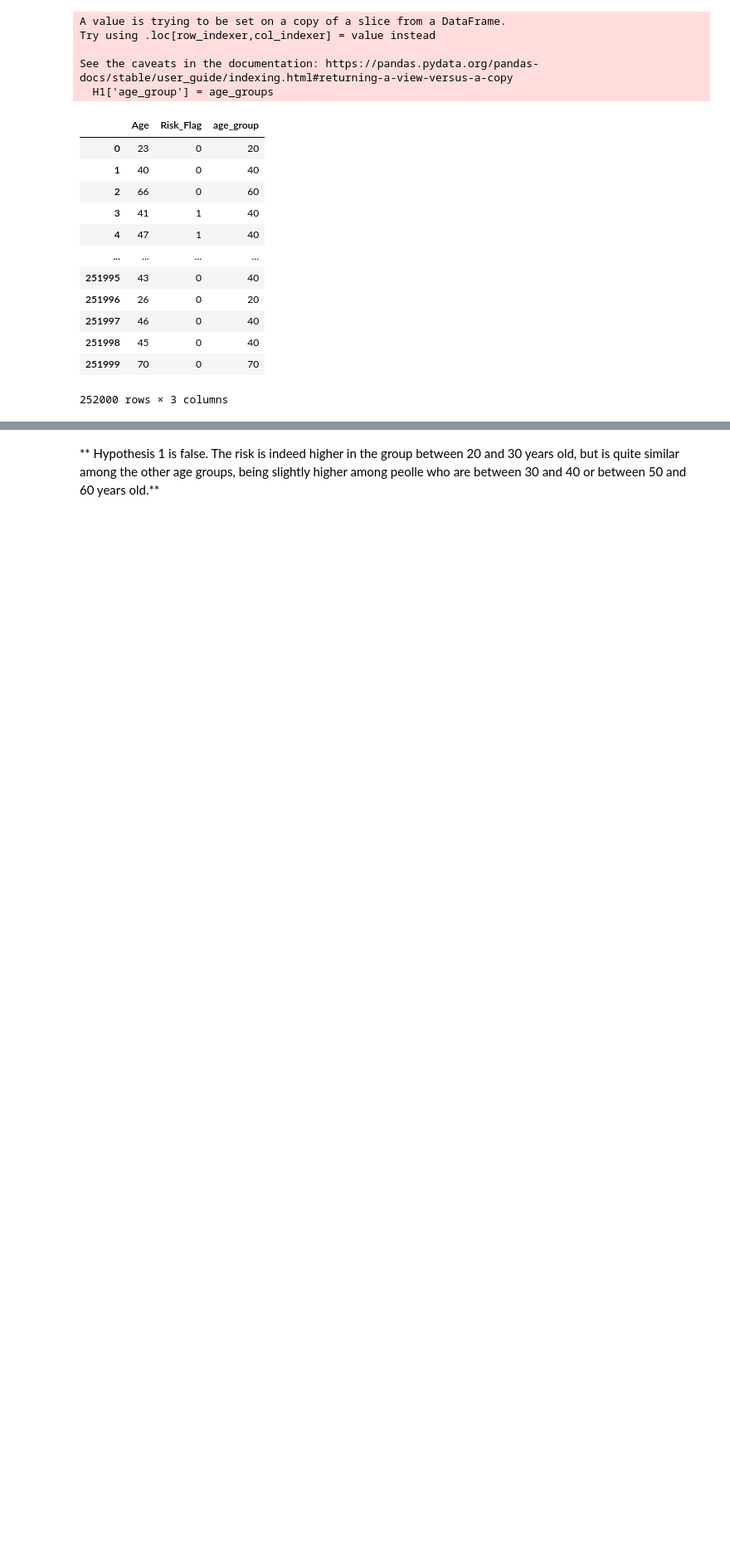
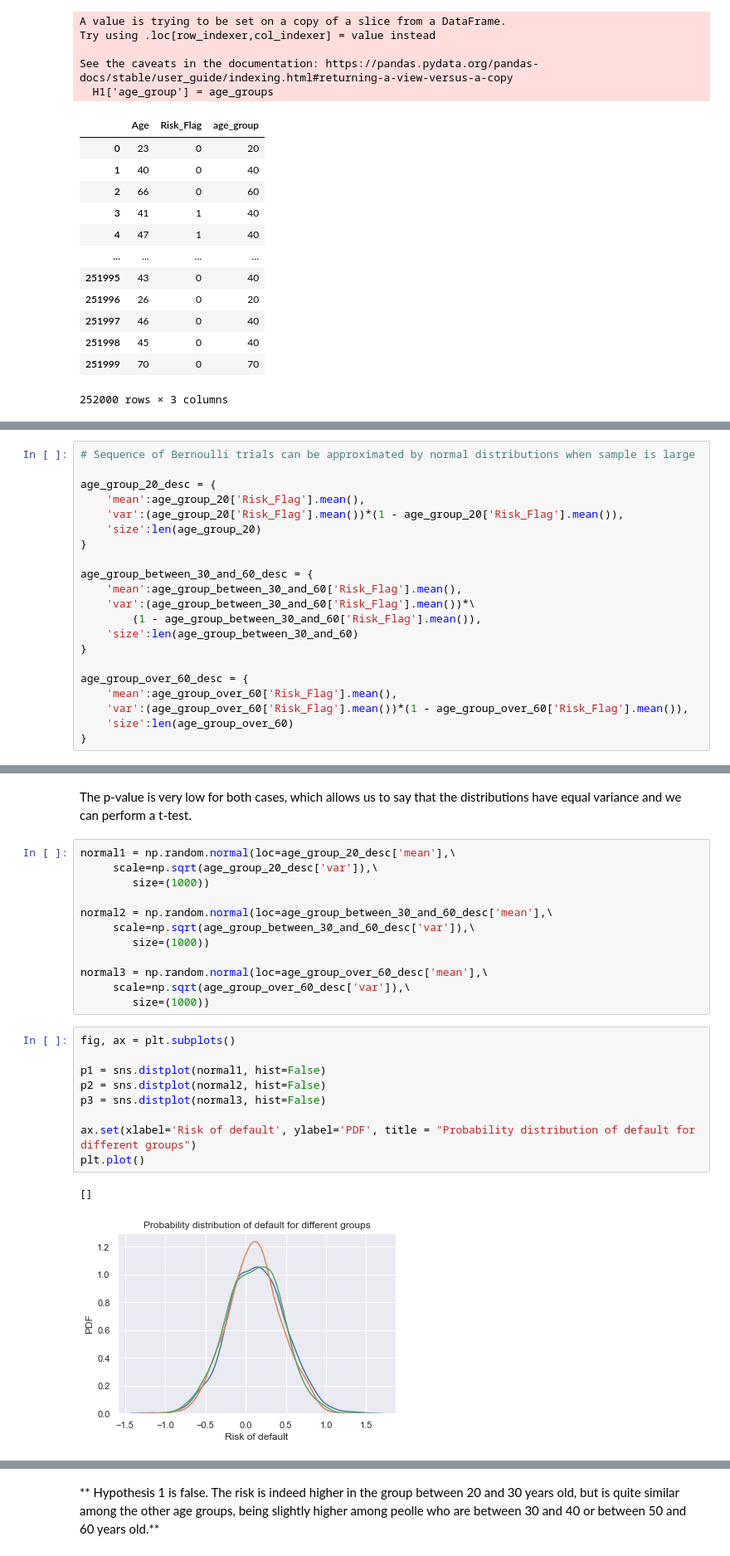
Before and after one commit to ilanGrynszpan/Loan-Customer-Behavior---kaggle, a Jupyter notebook: LoanCustomerBehavior.ipynb, the cells around one changed output, grey strips where cells are left out. Shown at 83% size. Cells and saved outputs as stored; diff of their text form; blank space fills up the shorter version.

Commit message:
performed statistical tests to validate two hypithesis

```diff
--- a/LoanCustomerBehavior.ipynb
+++ b/LoanCustomerBehavior.ipynb
@@ -149,0 +169,21 @@ plt.plot()
+# %%
+# Sequence of Bernoulli trials can be approximated by normal distributions when sample is large
+
+age_group_20_desc = {
+    'mean':age_group_20['Risk_Flag'].mean(),
+    'var':(age_group_20['Risk_Flag'].mean())*(1 - age_group_20['Risk_Flag'].mean()),
+    'size':len(age_group_20)
+}
+
+age_group_between_30_and_60_desc = {
+    'mean':age_group_between_30_and_60['Risk_Flag'].mean(),
+    'var':(age_group_between_30_and_60['Risk_Flag'].mean())*\
+        (1 - age_group_between_30_and_60['Risk_Flag'].mean()),
+    'size':len(age_group_between_30_and_60)
+}
+
+age_group_over_60_desc = {
+    'mean':age_group_over_60['Risk_Flag'].mean(),
+    'var':(age_group_over_60['Risk_Flag'].mean())*(1 - age_group_over_60['Risk_Flag'].mean()),
+    'size':len(age_group_over_60)
+}
@@ -149,0 +212,26 @@ plt.plot()
+# %% [markdown]
+The p-value is very low for both cases, which allows us to say that the distributions have equal variance and we can perform a t-test.
+# %%
+normal1 = np.random.normal(loc=age_group_20_desc['mean'],\
+     scale=np.sqrt(age_group_20_desc['var']),\
+        size=(1000))
+
+normal2 = np.random.normal(loc=age_group_between_30_and_60_desc['mean'],\
+     scale=np.sqrt(age_group_between_30_and_60_desc['var']),\
+        size=(1000))
+
+normal3 = np.random.normal(loc=age_group_over_60_desc['mean'],\
+     scale=np.sqrt(age_group_over_60_desc['var']),\
+        size=(1000))
+# %%
+fig, ax = plt.subplots()
+
+p1 = sns.distplot(normal1, hist=False)
+p2 = sns.distplot(normal2, hist=False)
+p3 = sns.distplot(normal3, hist=False)
+
+ax.set(xlabel='Risk of default', ylabel='PDF', title = "Probability distribution of default for different groups")
+plt.plot()
+# %% [output]
+[]
+[figure, added]
```
Also changed, not shown: parts of 18 cells of this notebook, 1 other file.
